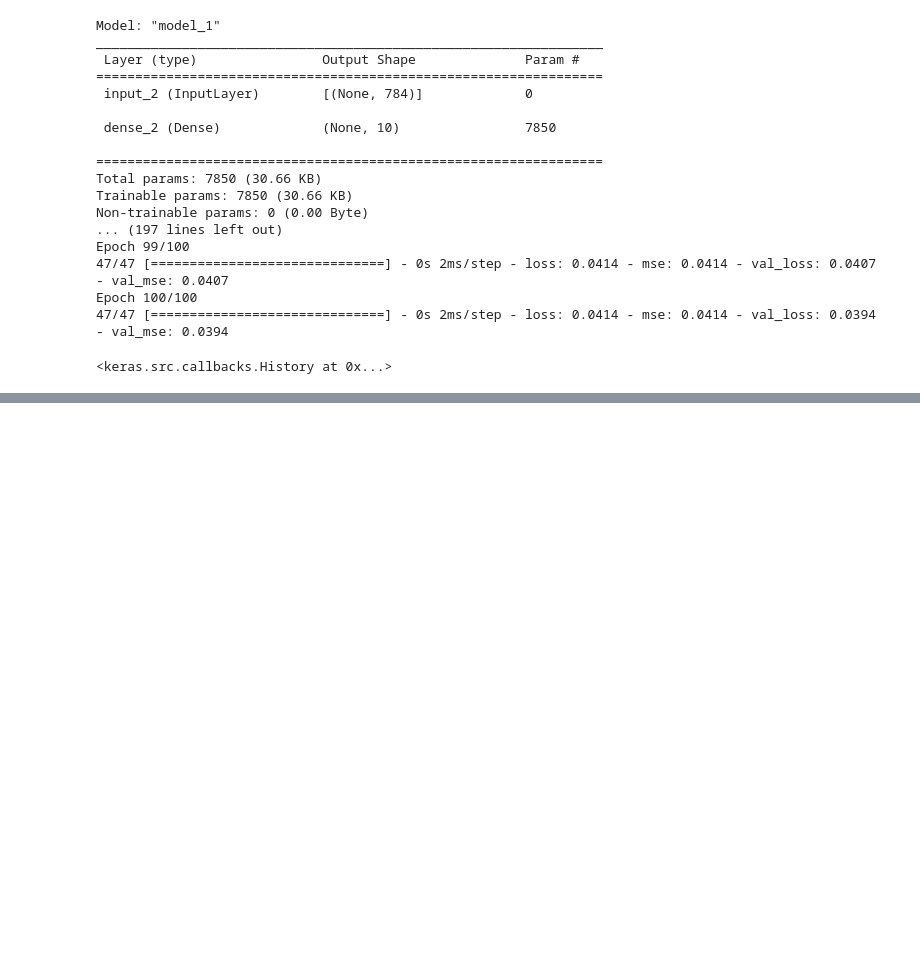
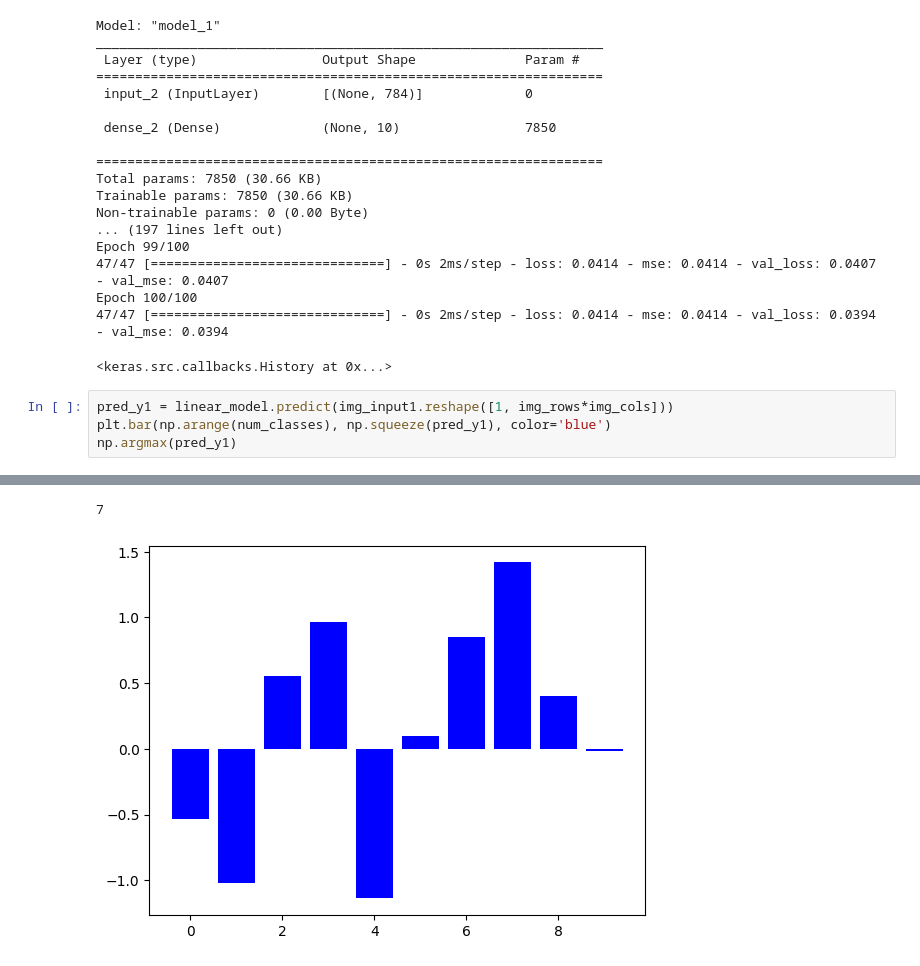
Before and after one commit to MinuSpurs/ML_study, a Jupyter notebook: Basic_ML/14주차 실습.ipynb, the cells around one changed output, grey strips where cells are left out. Saved outputs shown, nothing was run; the diff lists cells and outputs as text; blank space fills up the shorter version.

```diff
--- a/Basic_ML/14주차 실습.ipynb
+++ b/Basic_ML/14주차 실습.ipynb
@@ -235,3 +235,8 @@ Epoch 99/100
 Epoch 100/100
 47/47 [==============================] - 0s 2ms/step - loss: 0.0414 - mse: 0.0414 - val_loss: 0.0394 - val_mse: 0.0394
 <keras.src.callbacks.History at 0x...>
+# %%
+pred_y1 = linear_model.predict(img_input1.reshape([1, img_rows*img_cols]))
+plt.bar(np.arange(num_classes), np.squeeze(pred_y1), color='blue')
+np.argmax(pred_y1)
+# %% [output]
@@ -237,0 +244,2 @@ Epoch 100/100
+7
+[figure, added]
```
Also changed, not shown: parts of 15 cells of this notebook.
